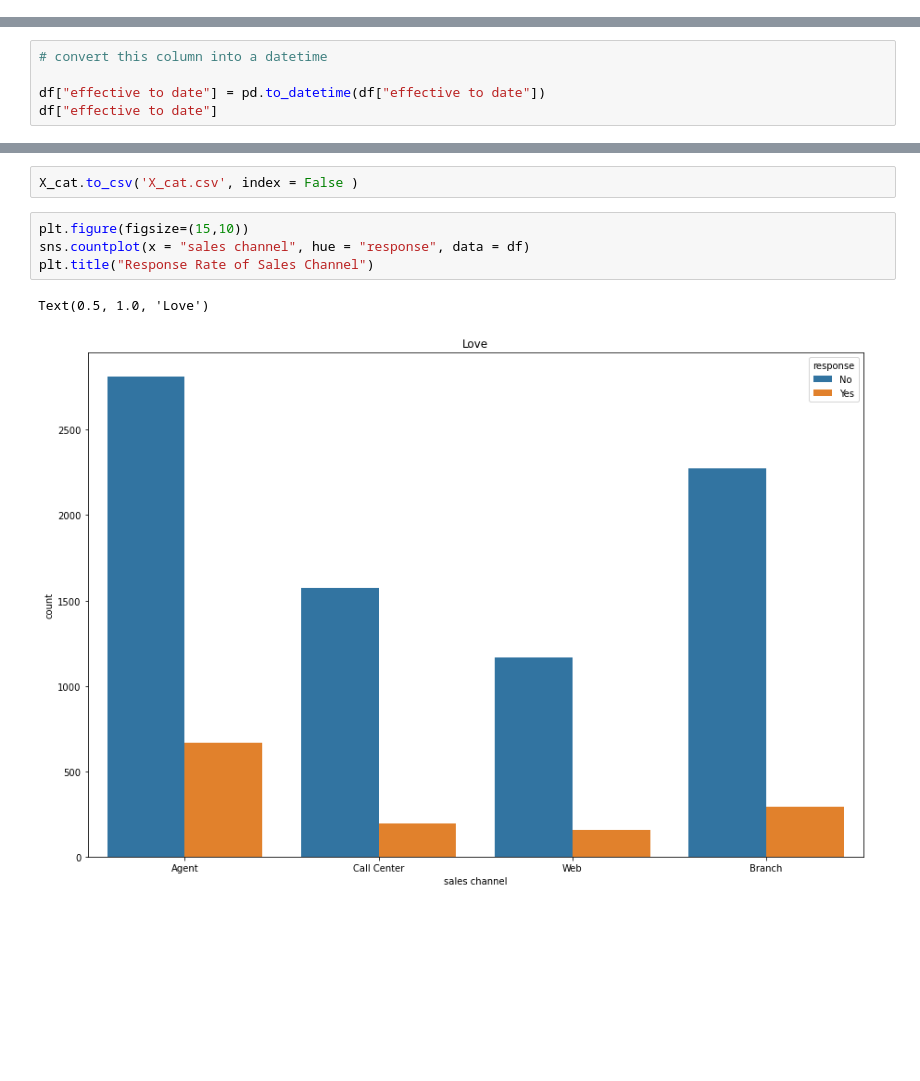
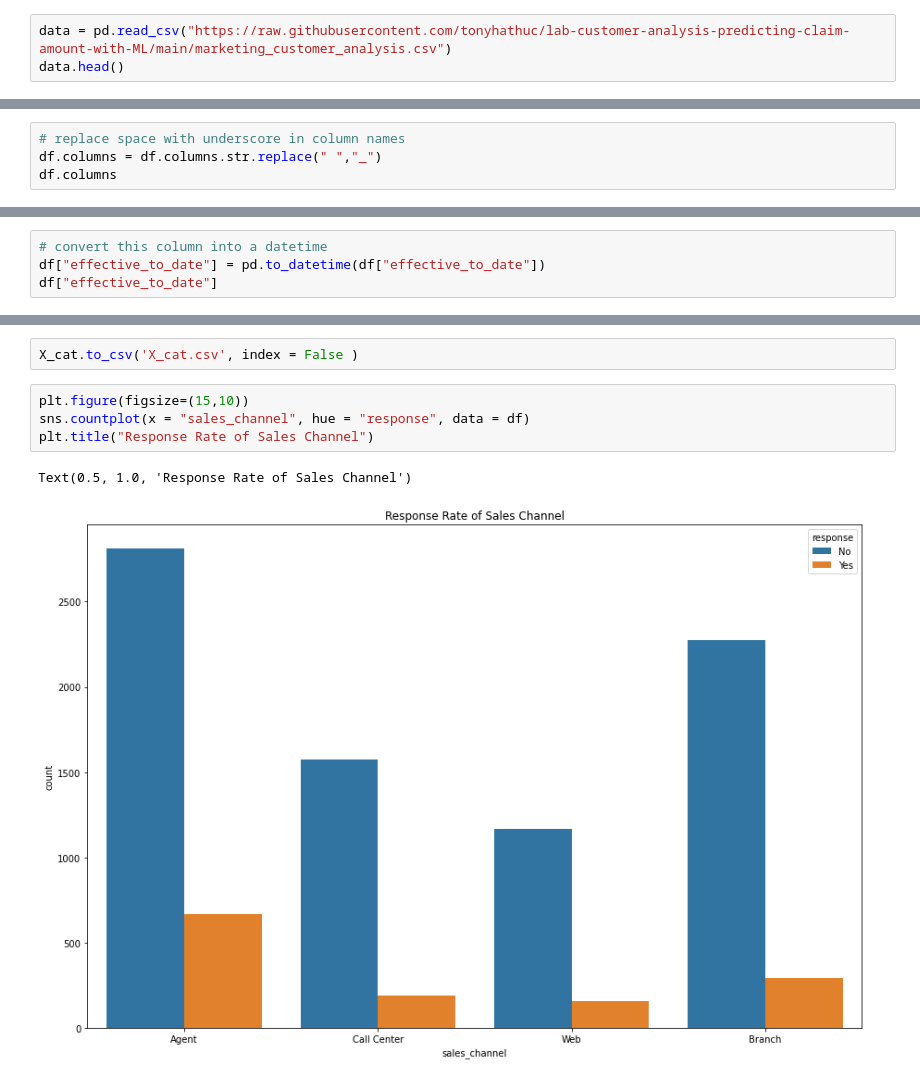
Before and after one commit to tonyhathuc/lab-customer-analysis-predicting-claim-amount-with-ML, a Jupyter notebook: Customer_Analysis_Predicting_Claim_Amount_with_ML.ipynb, the cells around one changed output, grey strips where cells are left out. Drawn from its saved outputs; the diff is of its cells as text; blank space fills up the shorter version.

```diff
--- a/Customer_Analysis_Predicting_Claim_Amount_with_ML.ipynb
+++ b/Customer_Analysis_Predicting_Claim_Amount_with_ML.ipynb
@@ -26,0 +25,3 @@ data = pd.read_csv("marketing_customer_analysis.csv")
+# %%
+data = pd.read_csv("https://raw.githubusercontent.com/tonyhathuc/lab-customer-analysis-predicting-claim-amount-with-ML/main/marketing_customer_analysis.csv")
+data.head()
@@ -178,5 +121,0 @@ dtype('O')
-# %%
-# convert this column into a datetime
-
-df["effective to date"] = pd.to_datetime(df["effective to date"])
-df["effective to date"]
@@ -233,0 +134,4 @@ plt.show()
+# %%
+# replace space with underscore in column names
+df.columns = df.columns.str.replace(" ","_")
+df.columns
@@ -233,0 +175,4 @@ plt.show()
+# %%
+# convert this column into a datetime
+df["effective_to_date"] = pd.to_datetime(df["effective_to_date"])
+df["effective_to_date"]
@@ -244,10 +345,10 @@ X_cat.head(5)
 X_cat.to_csv('X_cat.csv', index = False )
 # %%
 plt.figure(figsize=(15,10))
-sns.countplot(x = "sales channel", hue = "response", data = df)
+sns.countplot(x = "sales_channel", hue = "response", data = df)
 plt.title("Response Rate of Sales Channel")
 # %% [output]
-Text(0.5, 1.0, 'Love')
+Text(0.5, 1.0, 'Response Rate of Sales Channel')
-[figure, old version]
+[figure, new version]
 # %%
 plt.figure(figsize=(15,10))
```
Also changed, not shown: parts of 87 cells of this notebook.
